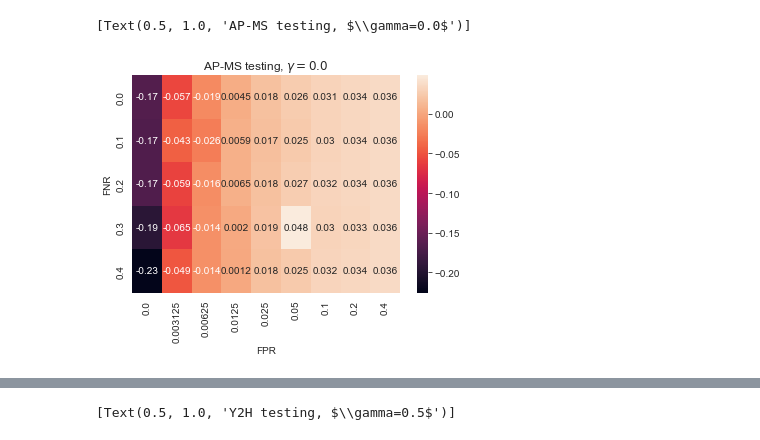
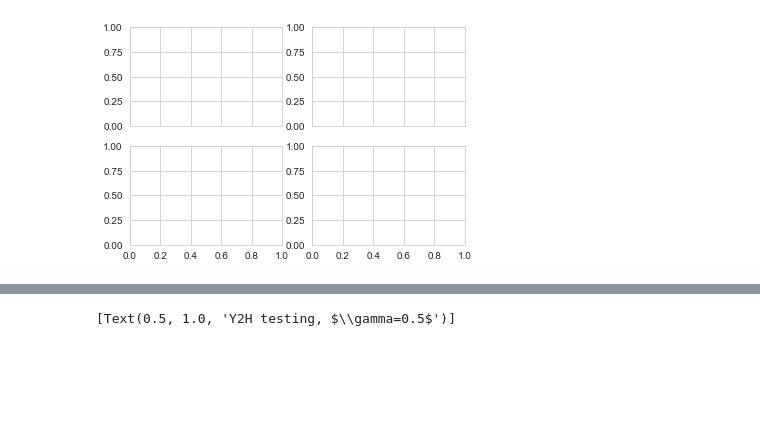
Before and after one commit to bionetslab/ppi-network-simulation, a Jupyter notebook: plot_results.ipynb, the cells around one changed output, grey strips where cells are left out. Saved outputs shown, nothing was run; the diff lists cells and outputs as text; code cells hidden in the pictures; blank space fills up the shorter version.

```diff
--- a/plot_results.ipynb
+++ b/plot_results.ipynb
@@ -39,6 +47,4 @@ def deltas_sods(test_method, acceptance_threshold):
-# %%
-deltas_Y2H = deltas_sods('AP-MS', 0.0)
-sns.heatmap(deltas_Y2H.pivot('FNR', 'FPR', 'delta_sod'),annot=True).set(title=r'AP-MS testing, $\gamma={}$'.format(0.0))
-# %% [output]
-[Text(0.5, 1.0, 'AP-MS testing, $\\gamma=0.0$')]
-[figure, removed]
+# %%
+fig, axes = plt.subplot_mosaic(mosaic=[['A','B'],['C','D']],sharex=True)
+# %% [output]
+[figure, added]
```
Also changed, not shown: parts of 5 cells of this notebook, 1 other file.
